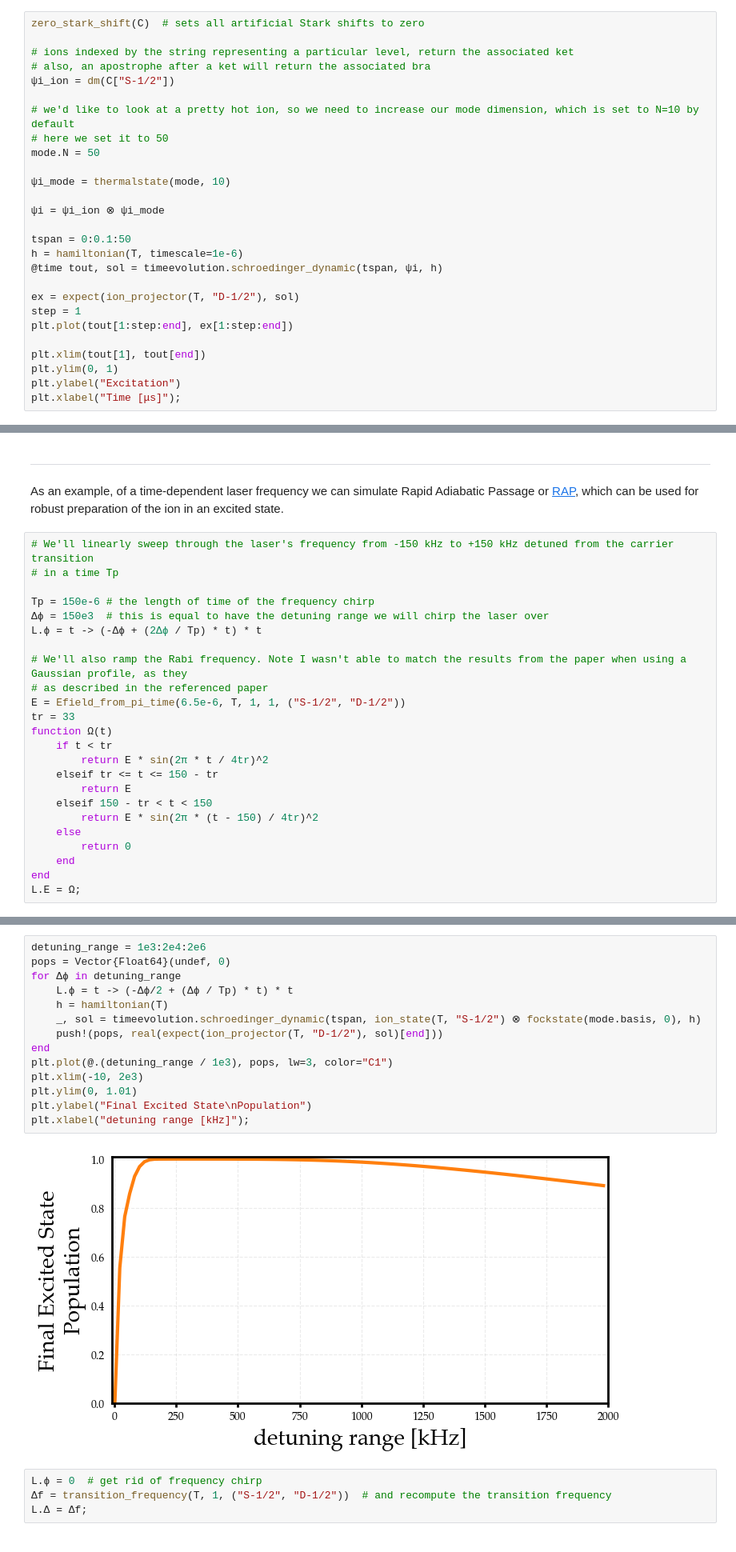
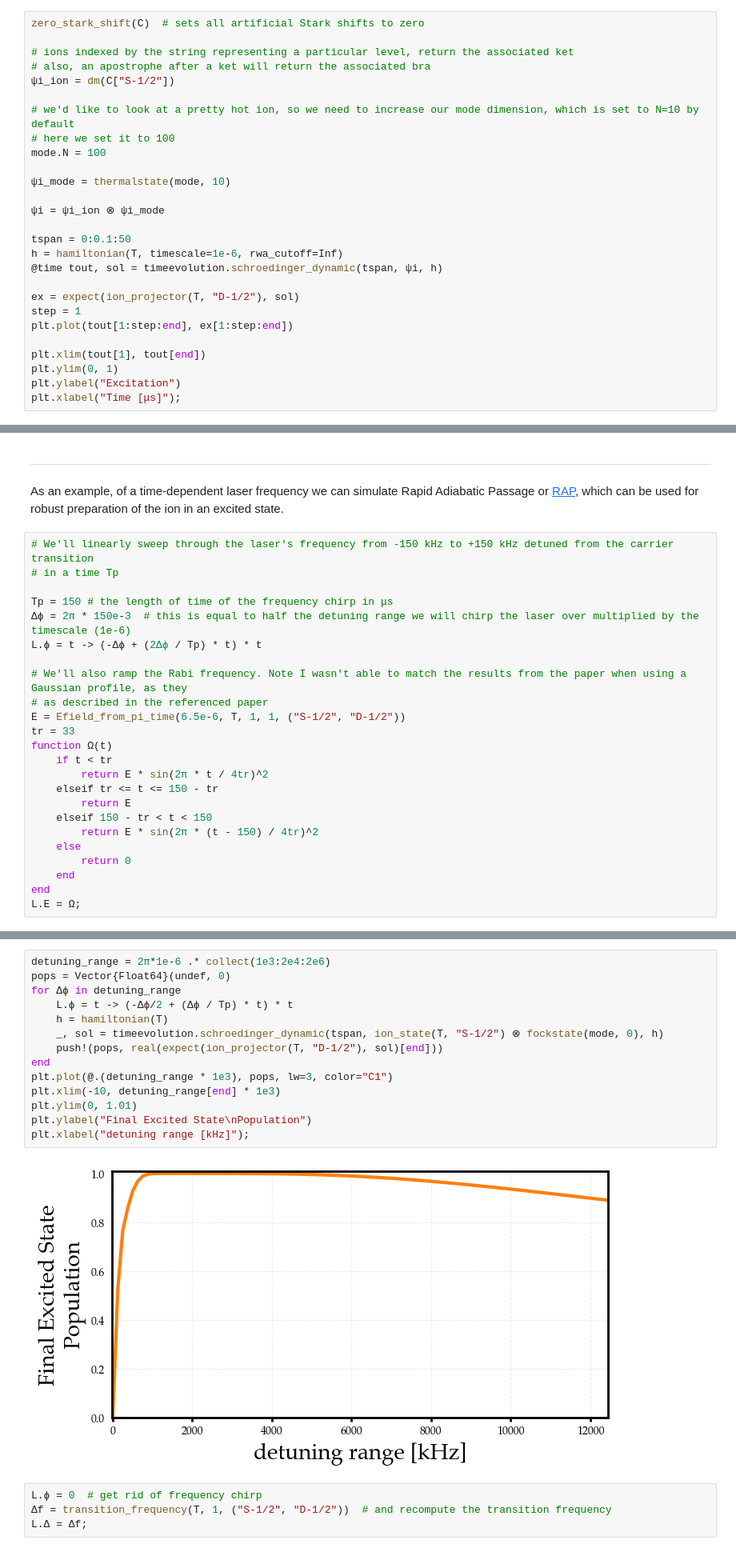
Before and after one commit to HaeffnerLab/IonSim.jl, a Jupyter notebook: doc/getting_started.ipynb, the cells around one changed output, grey strips where cells are left out. Shown at 80% size. Cells and saved outputs as stored; diff of their text form.

```diff
--- a/doc/getting_started.ipynb
+++ b/doc/getting_started.ipynb
@@ -343,15 +339,15 @@ zero_stark_shift(C)  # sets all artificial Stark shifts to zero
 ψi_ion = dm(C["S-1/2"])
 
 # we'd like to look at a pretty hot ion, so we need to increase our mode dimension, which is set to N=10 by default
-# here we set it to 50
-mode.N = 50
+# here we set it to 100
+mode.N = 100
 
 ψi_mode = thermalstate(mode, 10)
 
 ψi = ψi_ion ⊗ ψi_mode
 
 tspan = 0:0.1:50
-h = hamiltonian(T, timescale=1e-6)
+h = hamiltonian(T, timescale=1e-6, rwa_cutoff=Inf)
 @time tout, sol = timeevolution.schroedinger_dynamic(tspan, ψi, h)
 
 ex = expect(ion_projector(T, "D-1/2"), sol)
@@ -625,8 +621,8 @@ As an example, of a time-dependent laser frequency we can simulate Rapid Adiabat
 # We'll linearly sweep through the laser's frequency from -150 kHz to +150 kHz detuned from the carrier transition
 # in a time Tp
 
-Tp = 150e-6 # the length of time of the frequency chirp
-Δϕ = 150e3  # this is equal to have the detuning range we will chirp the laser over
+Tp = 150 # the length of time of the frequency chirp in μs
+Δϕ = 2π * 150e-3  # this is equal to half the detuning range we will chirp the laser over multiplied by the timescale (1e-6)
 L.ϕ = t -> (-Δϕ + (2Δϕ / Tp) * t) * t
 
 # We'll also ramp the Rabi frequency. Note I wasn't able to match the results from the paper when using a Gaussian profile, as they
@@ -672,19 +668,19 @@ plt.xlabel("Time [μs]");
 # %%
-detuning_range = 1e3:2e4:2e6
+detuning_range = 2π*1e-6 .* collect(1e3:2e4:2e6)
 pops = Vector{Float64}(undef, 0)
 for Δϕ in detuning_range
     L.ϕ = t -> (-Δϕ/2 + (Δϕ / Tp) * t) * t
     h = hamiltonian(T)
-    _, sol = timeevolution.schroedinger_dynamic(tspan, ion_state(T, "S-1/2") ⊗ fockstate(mode.basis, 0), h)
+    _, sol = timeevolution.schroedinger_dynamic(tspan, ion_state(T, "S-1/2") ⊗ fockstate(mode, 0), h)
     push!(pops, real(expect(ion_projector(T, "D-1/2"), sol)[end]))
 end
-plt.plot(@.(detuning_range / 1e3), pops, lw=3, color="C1")
-plt.xlim(-10, 2e3)
+plt.plot(@.(detuning_range * 1e3), pops, lw=3, color="C1")
+plt.xlim(-10, detuning_range[end] * 1e3)
 plt.ylim(0, 1.01)
 plt.ylabel("Final Excited State\nPopulation")
 plt.xlabel("detuning range [kHz]");
 # %% [output]
-[figure, old version]
+[figure, new version]
 # %%
 L.ϕ = 0  # get rid of frequency chirp
 Δf = transition_frequency(T, 1, ("S-1/2", "D-1/2"))  # and recompute the transition frequency
```
Also changed, not shown: parts of 38 cells of this notebook, 3 other files.
